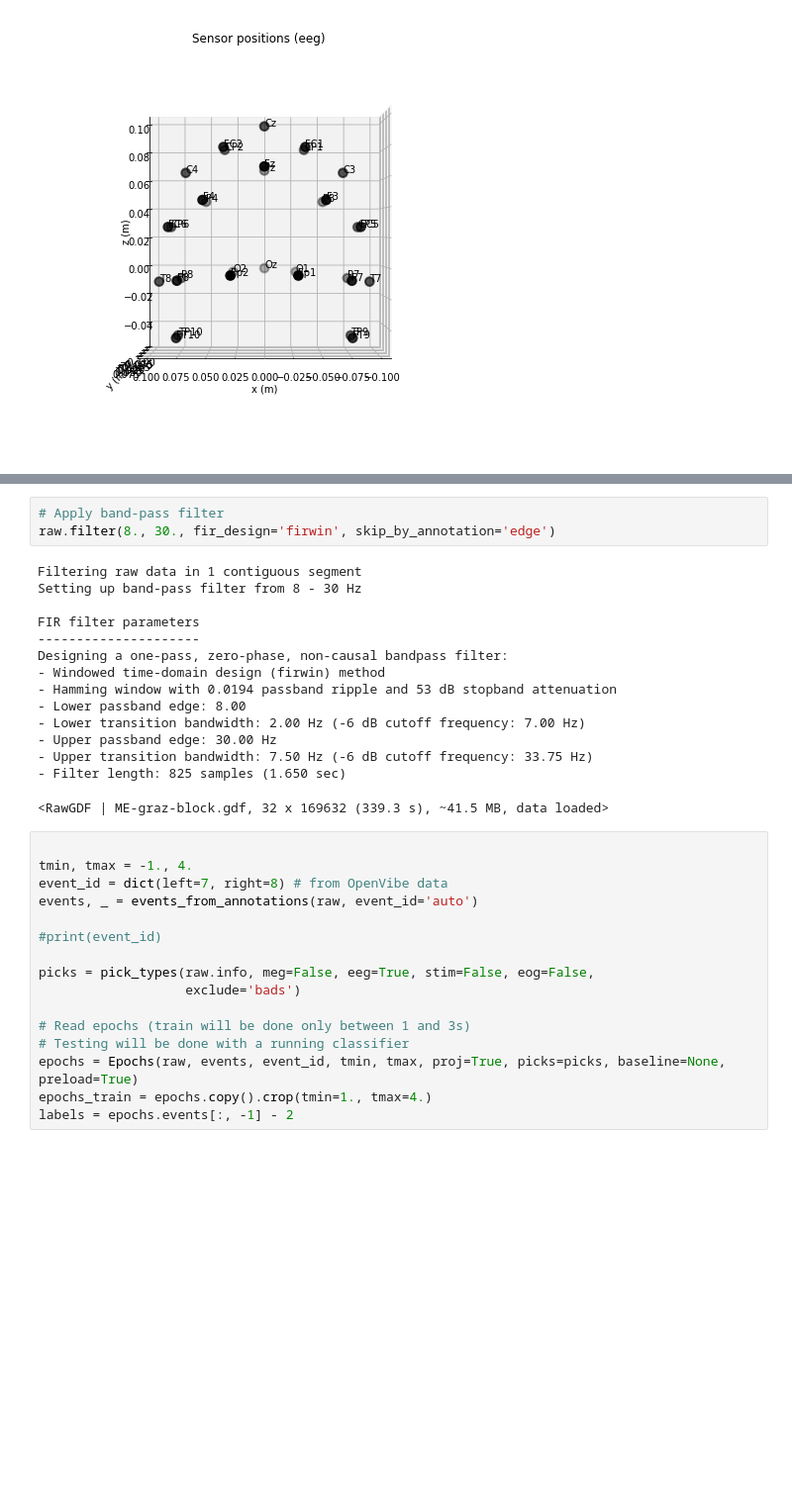
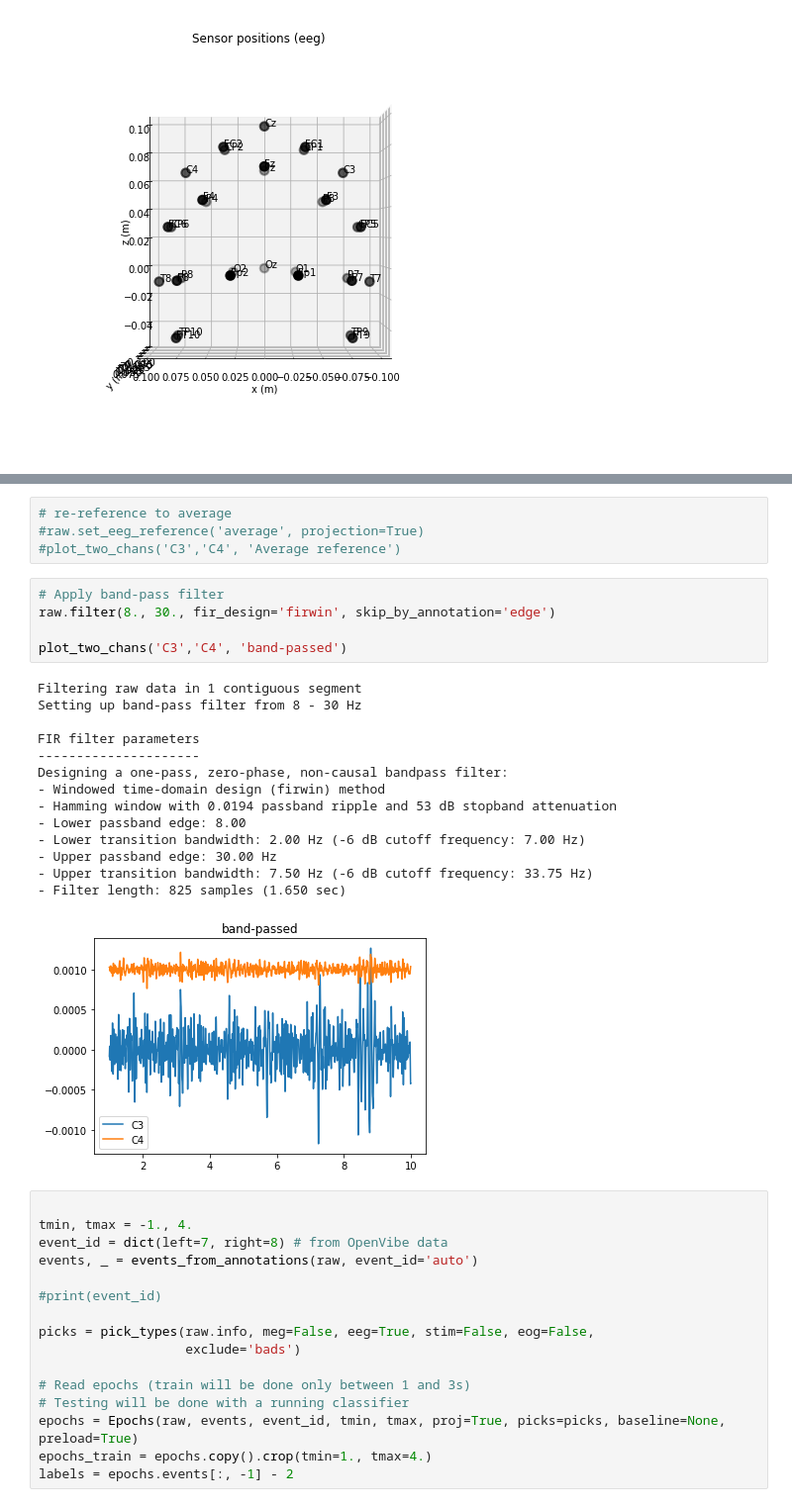
Before and after one commit to athanoid/eeg-mne-analysis, a Jupyter notebook: plot_decoding_csp_eeg.ipynb, the cells around one changed output, grey strips where cells are left out. Shown at 99% size. Saved outputs shown, nothing was run; the diff lists cells and outputs as text; blank space fills up the shorter version.

```diff
--- a/plot_decoding_csp_eeg.ipynb
+++ b/plot_decoding_csp_eeg.ipynb
@@ -96,21 +111,27 @@ Ready.
+# %%
+# re-reference to average
+#raw.set_eeg_reference('average', projection=True)
+#plot_two_chans('C3','C4', 'Average reference')
 # %%
 # Apply band-pass filter
 raw.filter(8., 30., fir_design='firwin', skip_by_annotation='edge')
+
+plot_two_chans('C3','C4', 'band-passed')
 # %% [output]
 Filtering raw data in 1 contiguous segment
 Setting up band-pass filter from 8 - 30 Hz
 
 FIR filter parameters
 ---------------------
 Designing a one-pass, zero-phase, non-causal bandpass filter:
 - Windowed time-domain design (firwin) method
 - Hamming window with 0.0194 passband ripple and 53 dB stopband attenuation
 - Lower passband edge: 8.00
 - Lower transition bandwidth: 2.00 Hz (-6 dB cutoff frequency: 7.00 Hz)
 - Upper passband edge: 30.00 Hz
 - Upper transition bandwidth: 7.50 Hz (-6 dB cutoff frequency: 33.75 Hz)
 - Filter length: 825 samples (1.650 sec)
-<RawGDF | ME-graz-block.gdf, 32 x 169632 (339.3 s), ~41.5 MB, data loaded>
+[figure, added]
 # %%
 
 tmin, tmax = -1., 4.
```
Also changed, not shown: parts of 1 cell of this notebook.
